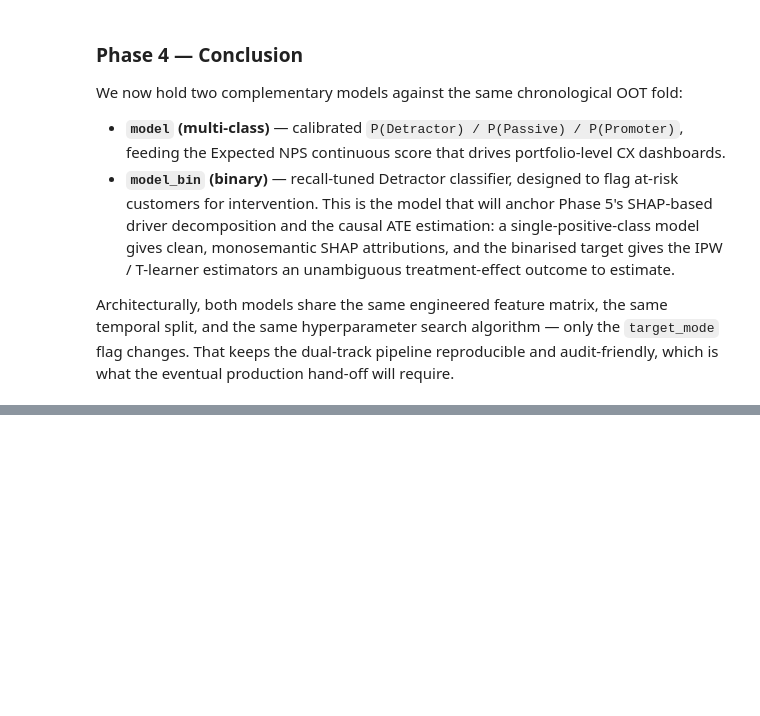
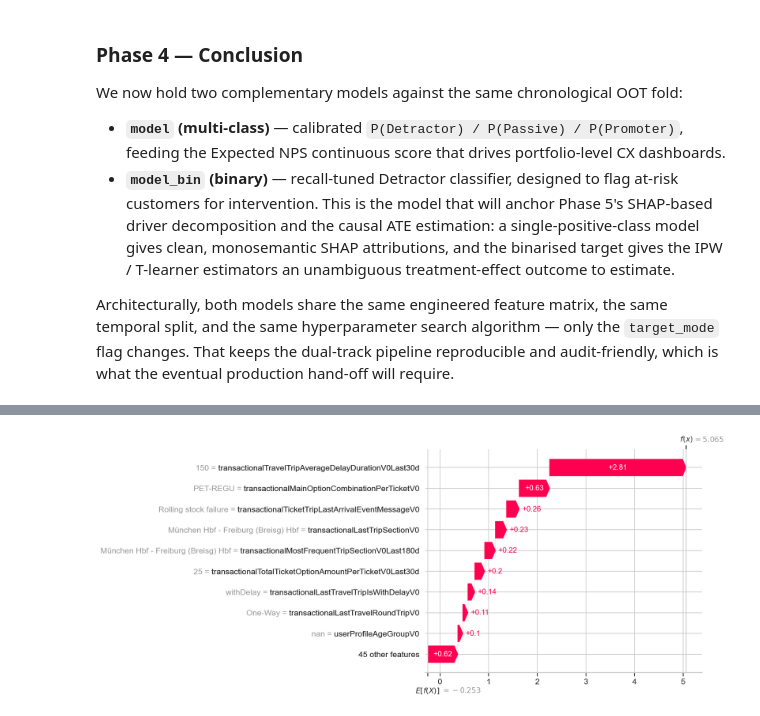
Before and after one commit to med-khalil-jabri/nps-drivers-analytics, a Jupyter notebook: notebooks/01_nps_hybrid_analysis.ipynb, the cells around one changed output, grey strips where cells are left out. Drawn from its saved outputs; the diff is of its cells as text; code cells hidden in the pictures; blank space fills up the shorter version.

```diff
--- a/notebooks/01_nps_hybrid_analysis.ipynb
+++ b/notebooks/01_nps_hybrid_analysis.ipynb
@@ -1503,0 +1545,19 @@ Architecturally, both models share the same engineered feature matrix, the same
+# %%
+# Locate the positive-class column (Detractor = 1) in case classes_ ordering changes.
+_pos_class_col = list(model_bin.classes_).index(1)
+test_probs_detractor = model_bin.predict_proba(X_test_bin)[:, _pos_class_col]
+
+# User A — high-risk: P(Detractor) > 0.90; take the highest-confidence positive.
+high_risk_mask = test_probs_detractor > 0.90
+if not high_risk_mask.any():
+    raise ValueError("No test-set customer with P(Detractor) > 0.90 — relax the threshold.")
+user_a_idx = int(np.argmax(test_probs_detractor))
+
+# User B — low-risk: P(Detractor) < 0.10; take the lowest-probability customer.
+low_risk_mask = test_probs_detractor < 0.10
+if not low_risk_mask.any():
+    raise ValueError("No test-set customer with P(Detractor) < 0.10 — relax the threshold.")
+user_b_idx = int(np.argmin(test_probs_detractor))
+
+print(f"User A (High Risk)  | row {user_a_idx:>6} | P(Detractor) = {test_probs_detractor[user_a_idx]:.4f}")
+print(f"User B (Low Risk)   | row {user_b_idx:>6} | P(Detractor) = {test_probs_detractor[user_b_idx]:.4f}")
@@ -1503,0 +1571,4 @@ Architecturally, both models share the same engineered feature matrix, the same
+# %%
+plot_individual_waterfall(explainer_bin, X_test_bin, row_index=user_a_idx)
+# %% [output]
+[figure, added]
```
Also changed, not shown: parts of 11 cells of this notebook, 2 other files.
